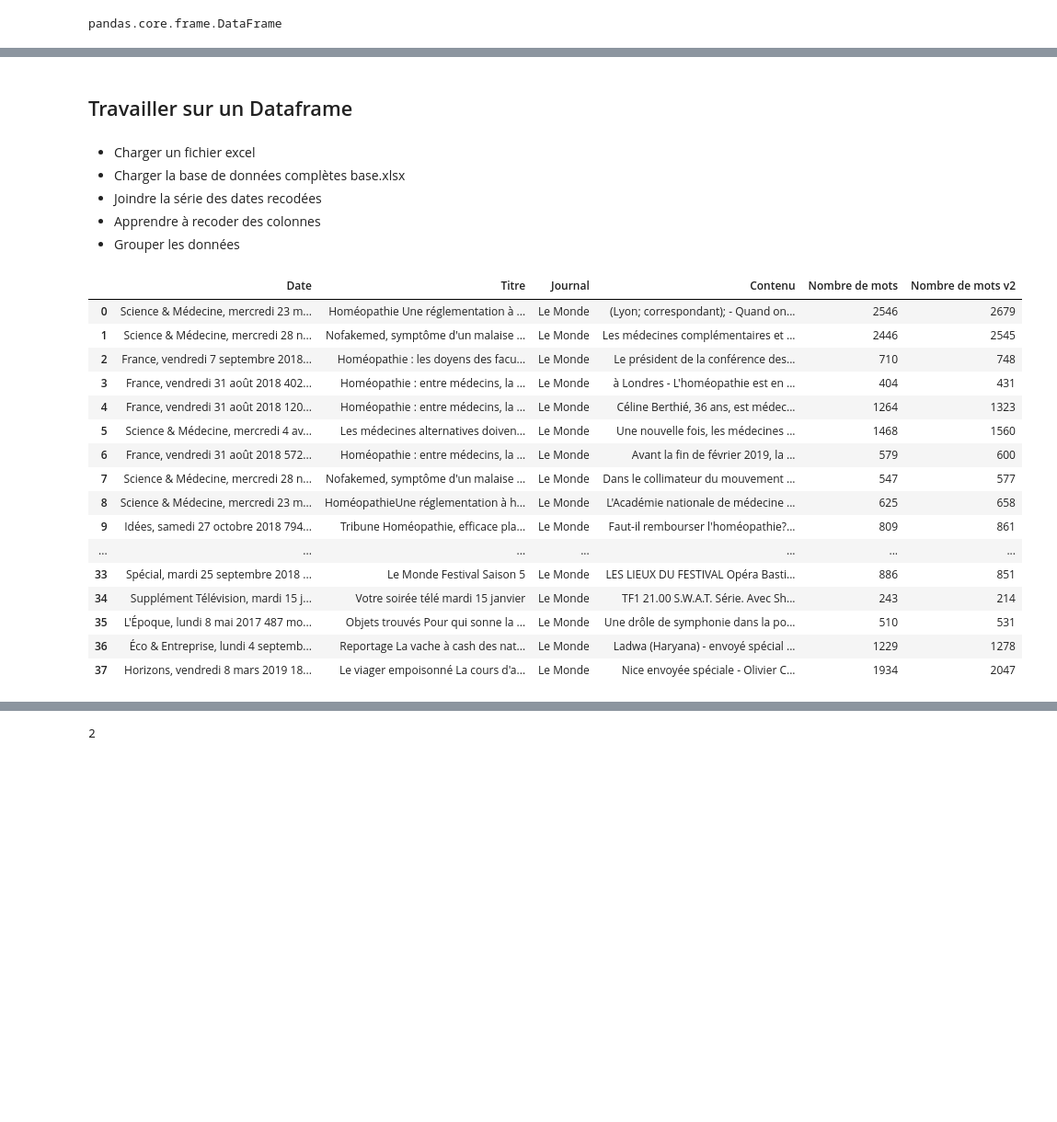
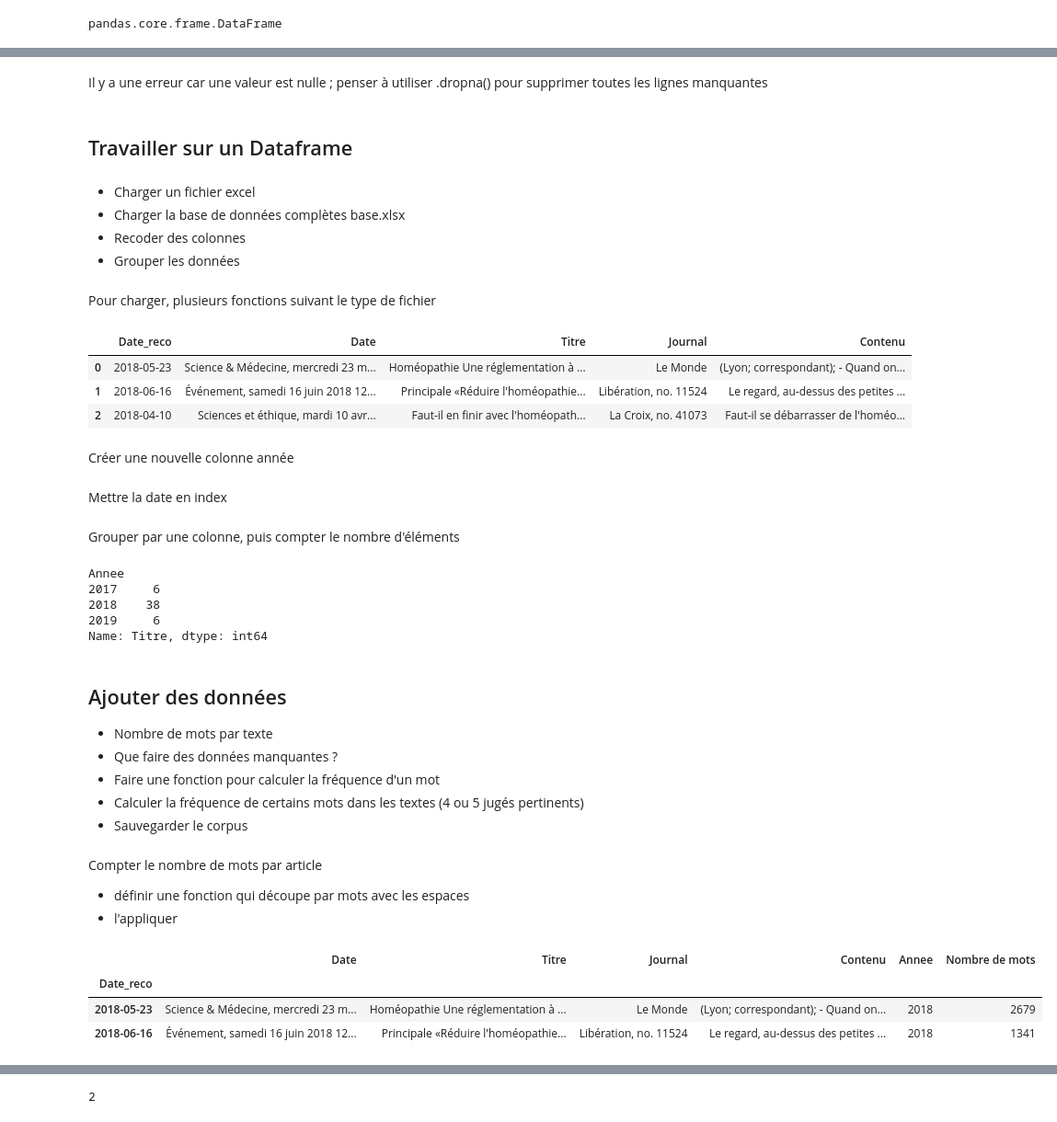
Before and after one commit to emilienschultz/python-shs, a Jupyter notebook: Notebooks/3 - Passer les données sous Pandas.ipynb, the cells around one changed output, grey strips where cells are left out. Shown at 92% size. Saved outputs shown, nothing was run; the diff lists cells and outputs as text; code cells hidden in the pictures; blank space fills up the shorter version.

```diff
--- a/Notebooks/3 - Passer les données sous Pandas.ipynb
+++ b/Notebooks/3 - Passer les données sous Pandas.ipynb
@@ -173,13 +213,52 @@ Name: Age-reco, dtype: int64
+# %% [markdown]
+Il y a une erreur car une valeur est nulle ; penser à utiliser .dropna() pour supprimer toutes les lignes manquantes
 # %% [markdown]
 ## Travailler sur un Dataframe
 # %% [markdown]
 * Charger un fichier excel
  * Charger la base de données complètes base.xlsx
- * Joindre la série des dates recodées
- * Apprendre à recoder des colonnes
+ * Recoder des colonnes
  * Grouper les données
+# %% [markdown]
+Pour charger, plusieurs fonctions suivant le type de fichier
 # %%
-corpus = pd.read_excel("./Données/base.xlsx")
+corpus = pd.read_excel("./../Données/corpus-mis-en-forme.xlsx")
+# %%
+corpus[0:3]
+# %% [output]
+|  | Date_reco | Date | Titre | Journal | Contenu |
+| 0 | 2018-05-23 | Science & Médecine, mercredi 23 m... | Homéopathie Une réglementation à ... | Le Monde | (Lyon; correspondant); - Quand on... |
+| 1 | 2018-06-16 | Événement, samedi 16 juin 2018 12... | Principale «Réduire l'homéopathie... | Libération, no. 11524 | Le regard, au-dessus des petites ... |
+| 2 | 2018-04-10 | Sciences et éthique, mardi 10 avr... | Faut-il en finir avec l'homéopath... | La Croix, no. 41073 | Faut-il se débarrasser de l'homéo... |
+# %% [markdown]
+Créer une nouvelle colonne année
+# %%
+corpus["Annee"] = corpus["Date_reco"].apply(lambda valeur : valeur.year)
+# %% [markdown]
+Mettre la date en index
+# %%
+corpus = corpus.set_index("Date_reco")
+# %% [markdown]
+Grouper par une colonne, puis compter le nombre d'éléments
+# %%
+corpus.groupby("Annee")["Titre"].count()
+# %% [output]
+Annee
+2017     6
+2018    38
+2019     6
+Name: Titre, dtype: int64
+# %% [markdown]
+##  Ajouter des données
+ * Nombre de mots par texte
+ * Que faire des données manquantes ?
+ * Faire une fonction pour calculer la fréquence d'un mot
+ * Calculer la fréquence de certains mots dans les textes (4 ou 5 jugés pertinents)
+ * Sauvegarder le corpus
+# %% [markdown]
+Compter le nombre de mots par article
+* définir une fonction qui découpe par mots avec les espaces
+* l'appliquer
 # %%
 def compter_nombre_mots(texte):
     texte = texte.replace("'",' ') # il y a des apostrophes à gérer
@@ -187,25 +266,12 @@ def compter_nombre_mots(texte):
     mots = texte.split(" ")
     return len(mots)
 # %%
-corpus["Nombre de mots v2"] = corpus["Contenu"].apply(compter_nombre_mots)
+corpus["Nombre de mots"] = corpus["Contenu"].apply(compter_nombre_mots)
 # %%
-corpus
+corpus[0:2]
 # %% [output]
-|  | Date | Titre | Journal | Contenu | Nombre de mots | Nombre de mots v2 |
-| 0 | Science & Médecine, mercredi 23 m... | Homéopathie Une réglementation à ... | Le Monde | (Lyon; correspondant); - Quand on... | 2546 | 2679 |
-| 1 | Science & Médecine, mercredi 28 n... | Nofakemed, symptôme d'un malaise ... | Le Monde | Les médecines complémentaires et ... | 2446 | 2545 |
-| 2 | France, vendredi 7 septembre 2018... | Homéopathie : les doyens des facu... | Le Monde | Le président de la conférence des... | 710 | 748 |
-| 3 | France, vendredi 31 août 2018 402... | Homéopathie : entre médecins, la ... | Le Monde | à Londres - L'homéopathie est en ... | 404 | 431 |
-| 4 | France, vendredi 31 août 2018 120... | Homéopathie : entre médecins, la ... | Le Monde | Céline Berthié, 36 ans, est médec... | 1264 | 1323 |
-| 5 | Science & Médecine, mercredi 4 av... | Les médecines alternatives doiven... | Le Monde | Une nouvelle fois, les médecines ... | 1468 | 1560 |
-| 6 | France, vendredi 31 août 2018 572... | Homéopathie : entre médecins, la ... | Le Monde | Avant la fin de février 2019, la ... | 579 | 600 |
-| 7 | Science & Médecine, mercredi 28 n... | Nofakemed, symptôme d'un malaise ... | Le Monde | Dans le collimateur du mouvement ... | 547 | 577 |
-| 8 | Science & Médecine, mercredi 23 m... | HoméopathieUne réglementation à h... | Le Monde | L'Académie nationale de médecine ... | 625 | 658 |
-| 9 | Idées, samedi 27 octobre 2018 794... | Tribune Homéopathie, efficace pla... | Le Monde | Faut-il rembourser l'homéopathie?... | 809 | 861 |
-| ... | ... | ... | ... | ... | ... | ... |
-| 33 | Spécial, mardi 25 septembre 2018 ... | Le Monde Festival Saison 5 | Le Monde | LES LIEUX DU FESTIVAL Opéra Basti... | 886 | 851 |
-| 34 | Supplément Télévision, mardi 15 j... | Votre soirée télé mardi 15 janvier | Le Monde | TF1 21.00 S.W.A.T. Série. Avec Sh... | 243 | 214 |
-| 35 | L'Époque, lundi 8 mai 2017 487 mo... | Objets trouvés Pour qui sonne la ... | Le Monde | Une drôle de symphonie dans la po... | 510 | 531 |
-| 36 | Éco & Entreprise, lundi 4 septemb... | Reportage La vache à cash des nat... | Le Monde | Ladwa (Haryana) - envoyé spécial ... | 1229 | 1278 |
-| 37 | Horizons, vendredi 8 mars 2019 18... | Le viager empoisonné La cours d'a... | Le Monde | Nice envoyée spéciale - Olivier C... | 1934 | 2047 |
+|  | Date | Titre | Journal | Contenu | Annee | Nombre de mots |
+| Date_reco |  |  |  |  |  |  |
+| 2018-05-23 | Science & Médecine, mercredi 23 m... | Homéopathie Une réglementation à ... | Le Monde | (Lyon; correspondant); - Quand on... | 2018 | 2679 |
+| 2018-06-16 | Événement, samedi 16 juin 2018 12... | Principale «Réduire l'homéopathie... | Libération, no. 11524 | Le regard, au-dessus des petites ... | 2018 | 1341 |
 # %% [markdown]
```
Also changed, not shown: parts of 76 cells of this notebook.
